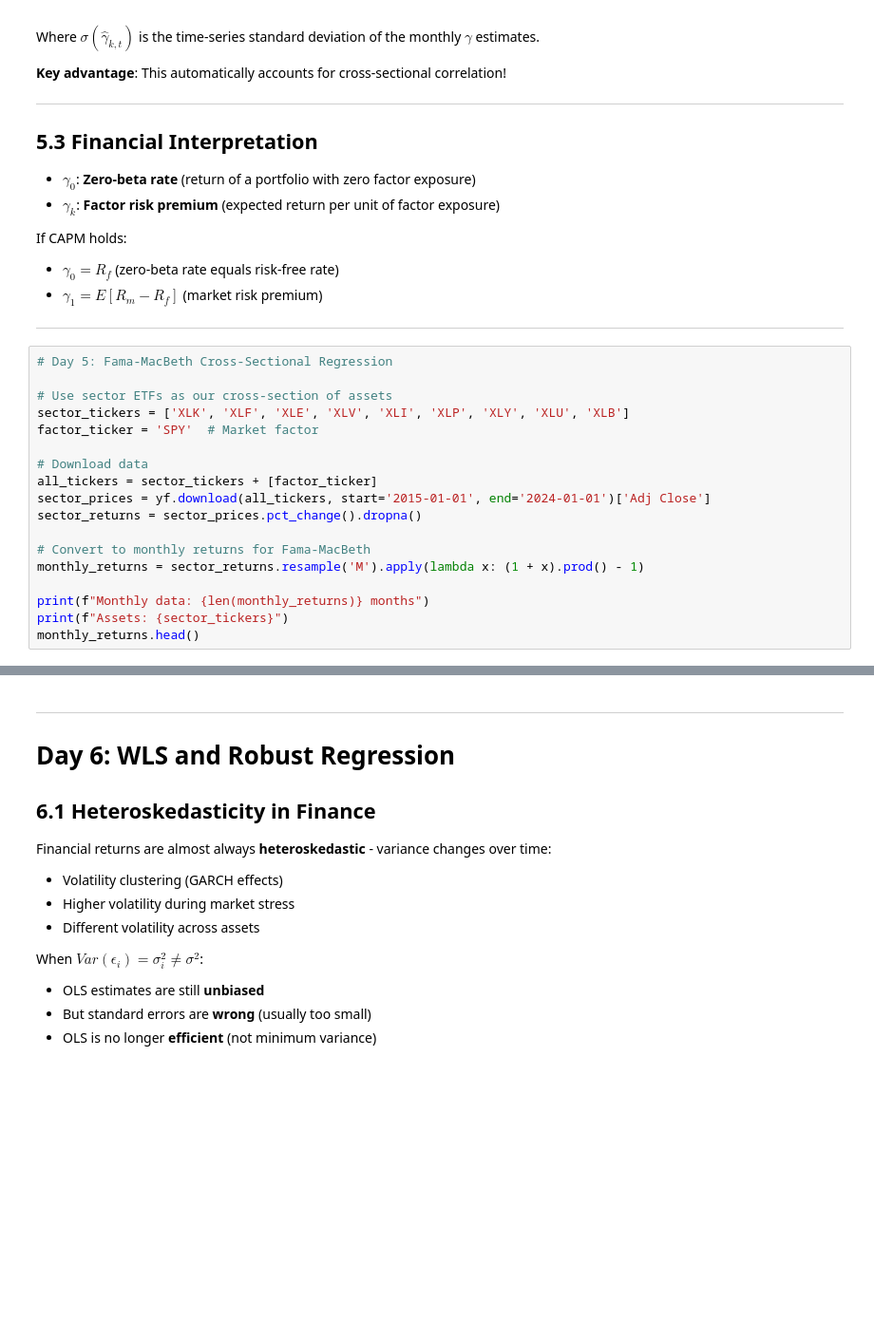
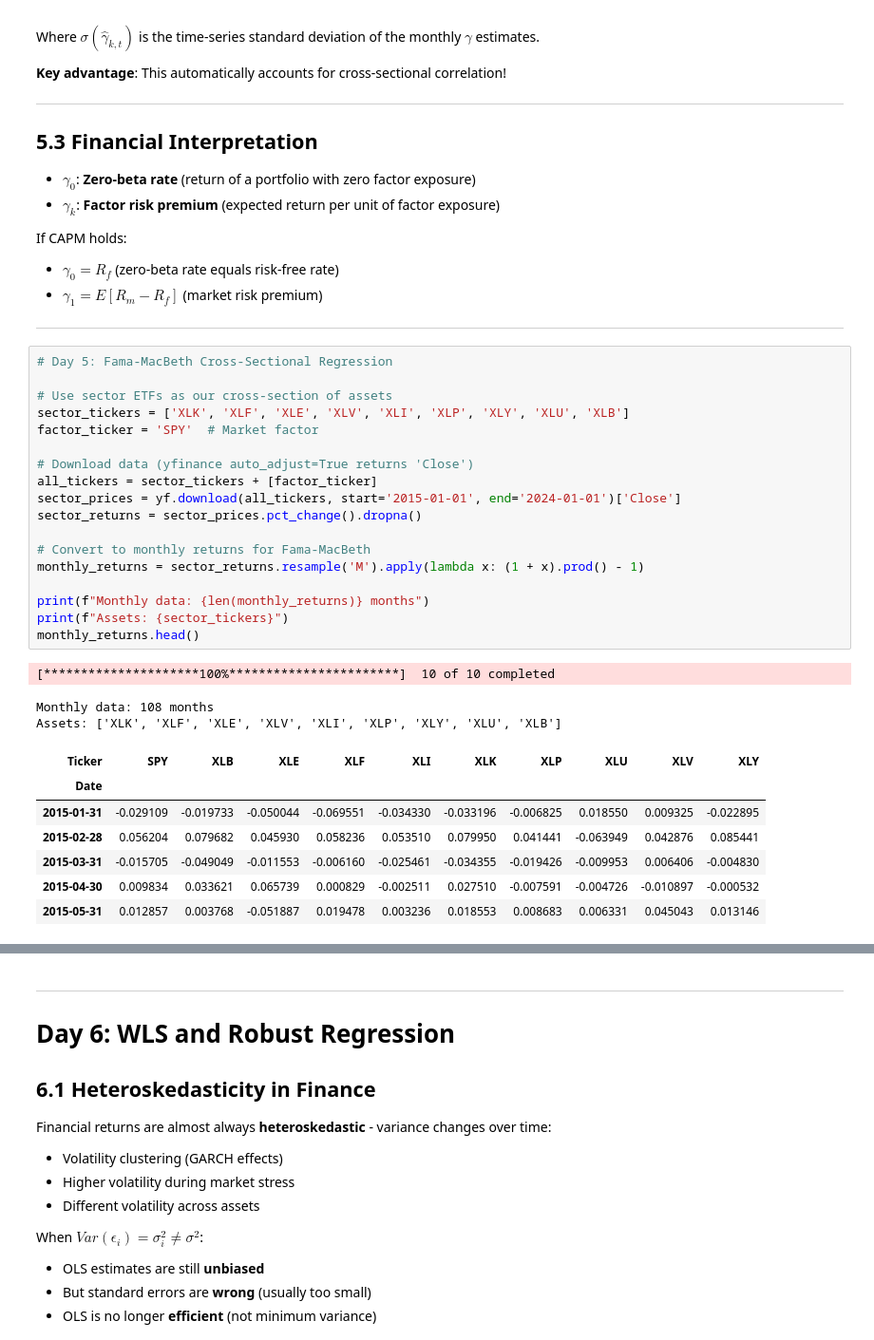
Before and after one commit to Breeganzo/Quant_ML_Basics, a Jupyter notebook: 02_Daily_Coding/Week_05.1_Linear_Models/THEORY.ipynb, the cells around one changed output, grey strips where cells are left out. Shown at 95% size. Drawn from its saved outputs; the diff is of its cells as text; blank space fills up the shorter version.

```diff
--- a/02_Daily_Coding/Week_05.1_Linear_Models/THEORY.ipynb
+++ b/02_Daily_Coding/Week_05.1_Linear_Models/THEORY.ipynb
@@ -788,21 +902,32 @@ If CAPM holds:
 # %%
 # Day 5: Fama-MacBeth Cross-Sectional Regression
 
 # Use sector ETFs as our cross-section of assets
 sector_tickers = ['XLK', 'XLF', 'XLE', 'XLV', 'XLI', 'XLP', 'XLY', 'XLU', 'XLB']
 factor_ticker = 'SPY'  # Market factor
 
-# Download data
+# Download data (yfinance auto_adjust=True returns 'Close')
 all_tickers = sector_tickers + [factor_ticker]
-sector_prices = yf.download(all_tickers, start='2015-01-01', end='2024-01-01')['Adj Close']
+sector_prices = yf.download(all_tickers, start='2015-01-01', end='2024-01-01')['Close']
 sector_returns = sector_prices.pct_change().dropna()
 
 # Convert to monthly returns for Fama-MacBeth
 monthly_returns = sector_returns.resample('M').apply(lambda x: (1 + x).prod() - 1)
 
 print(f"Monthly data: {len(monthly_returns)} months")
 print(f"Assets: {sector_tickers}")
 monthly_returns.head()
+# %% [output]
+[*********************100%***********************]  10 of 10 completed
+Monthly data: 108 months
+Assets: ['XLK', 'XLF', 'XLE', 'XLV', 'XLI', 'XLP', 'XLY', 'XLU', 'XLB']
+| Ticker | SPY | XLB | XLE | XLF | XLI | XLK | XLP | XLU | XLV | XLY |
+| Date |  |  |  |  |  |  |  |  |  |  |
+| 2015-01-31 | -0.029109 | -0.019733 | -0.050044 | -0.069551 | -0.034330 | -0.033196 | -0.006825 | 0.018550 | 0.009325 | -0.022895 |
+| 2015-02-28 | 0.056204 | 0.079682 | 0.045930 | 0.058236 | 0.053510 | 0.079950 | 0.041441 | -0.063949 | 0.042876 | 0.085441 |
+| 2015-03-31 | -0.015705 | -0.049049 | -0.011553 | -0.006160 | -0.025461 | -0.034355 | -0.019426 | -0.009953 | 0.006406 | -0.004830 |
+| 2015-04-30 | 0.009834 | 0.033621 | 0.065739 | 0.000829 | -0.002511 | 0.027510 | -0.007591 | -0.004726 | -0.010897 | -0.000532 |
+| 2015-05-31 | 0.012857 | 0.003768 | -0.051887 | 0.019478 | 0.003236 | 0.018553 | 0.008683 | 0.006331 | 0.045043 | 0.013146 |
 # %%
 # Pass 1: Estimate betas for each sector using rolling window
 window = 36  # 3-year rolling window
```
Also changed, not shown: parts of 24 cells of this notebook, 25 other files.
